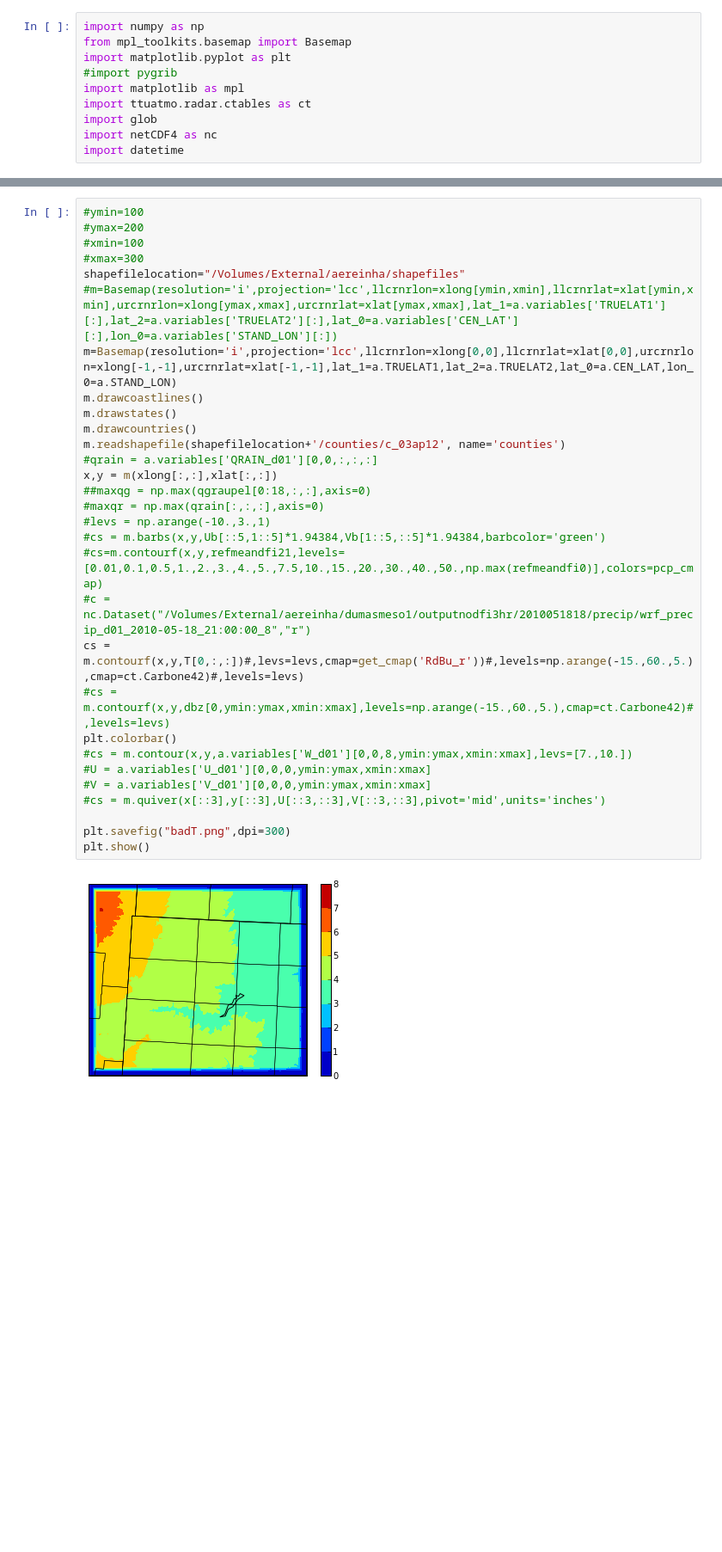
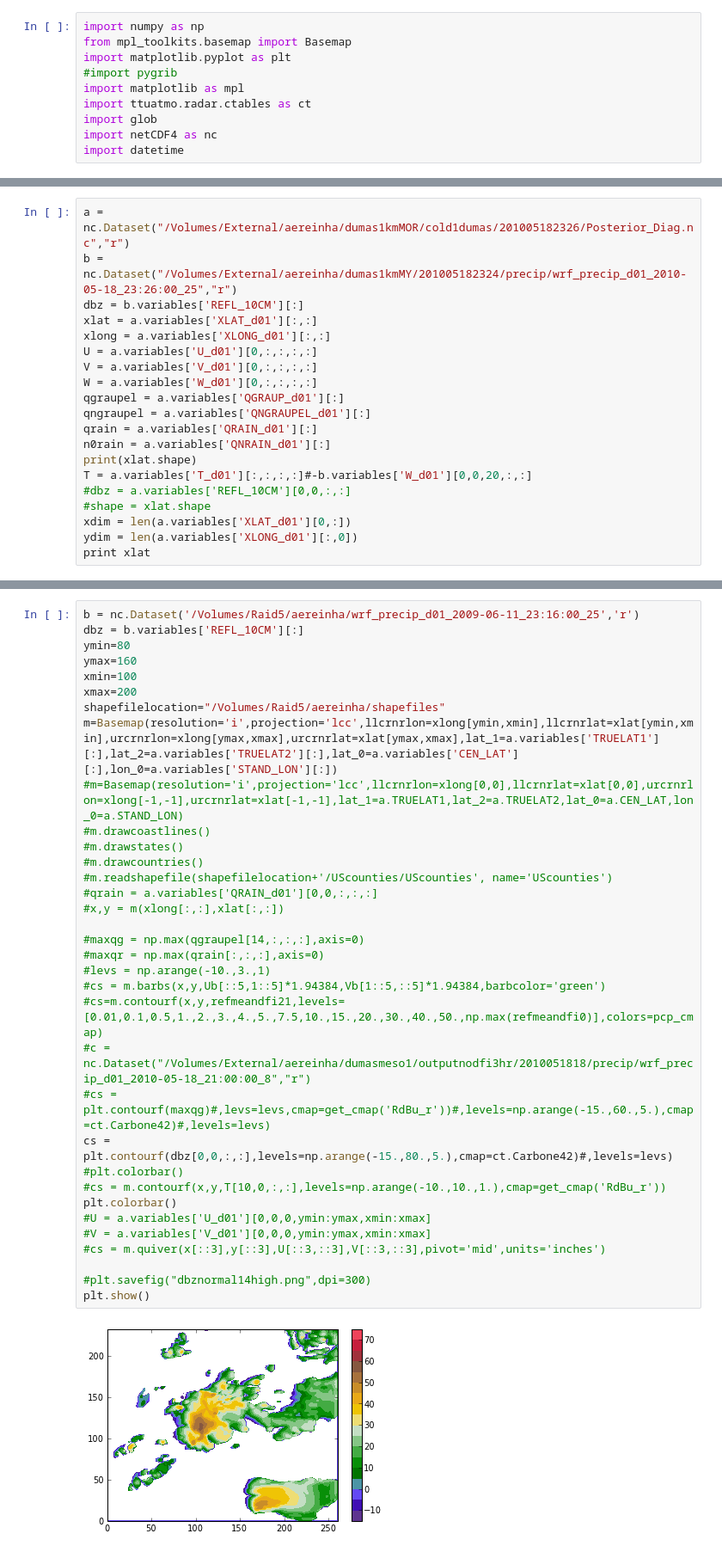
Before and after one commit to aereinha/notebooks, a Jupyter notebook: WRF Quick plot.ipynb, the cells around one changed output, grey strips where cells are left out. Shown at 86% size. Saved outputs shown, nothing was run; the diff lists cells and outputs as text; blank space fills up the shorter version.

```diff
--- a/WRF Quick plot.ipynb
+++ b/WRF Quick plot.ipynb
@@ -27,0 +52,20 @@ ydim = len(a.variables['XLONG'][:,0])
+# %%
+a = nc.Dataset("/Volumes/External/aereinha/dumas1kmMOR/cold1dumas/201005182326/Posterior_Diag.nc","r")
+b = nc.Dataset("/Volumes/External/aereinha/dumas1kmMY/201005182324/precip/wrf_precip_d01_2010-05-18_23:26:00_25","r")
+dbz = b.variables['REFL_10CM'][:]
+xlat = a.variables['XLAT_d01'][:,:]
+xlong = a.variables['XLONG_d01'][:,:]
+U = a.variables['U_d01'][0,:,:,:,:]
+V = a.variables['V_d01'][0,:,:,:,:]
+W = a.variables['W_d01'][0,:,:,:,:]
+qgraupel = a.variables['QGRAUP_d01'][:]
+qngraupel = a.variables['QNGRAUPEL_d01'][:]
+qrain = a.variables['QRAIN_d01'][:]
+n0rain = a.variables['QNRAIN_d01'][:]
+print(xlat.shape)
+T = a.variables['T_d01'][:,:,:,:]#-b.variables['W_d01'][0,0,20,:,:]
+#dbz = a.variables['REFL_10CM'][0,0,:,:]
+#shape = xlat.shape
+xdim = len(a.variables['XLAT_d01'][0,:])
+ydim = len(a.variables['XLONG_d01'][:,0])
+print xlat
@@ -28,32 +451,36 @@ ydim = len(a.variables['XLONG'][:,0])
 # %%
-#ymin=100
-#ymax=200
-#xmin=100
-#xmax=300
-shapefilelocation="/Volumes/External/aereinha/shapefiles"
-#m=Basemap(resolution='i',projection='lcc',llcrnrlon=xlong[ymin,xmin],llcrnrlat=xlat[ymin,xmin],urcrnrlon=xlong[ymax,xmax],urcrnrlat=xlat[ymax,xmax],lat_1=a.variables['TRUELAT1'][:],lat_2=a.variables['TRUELAT2'][:],lat_0=a.variables['CEN_LAT'][:],lon_0=a.variables['STAND_LON'][:])
-m=Basemap(resolution='i',projection='lcc',llcrnrlon=xlong[0,0],llcrnrlat=xlat[0,0],urcrnrlon=xlong[-1,-1],urcrnrlat=xlat[-1,-1],lat_1=a.TRUELAT1,lat_2=a.TRUELAT2,lat_0=a.CEN_LAT,lon_0=a.STAND_LON)
-m.drawcoastlines()
-m.drawstates()
-m.drawcountries()
-m.readshapefile(shapefilelocation+'/counties/c_03ap12', name='counties')
+b = nc.Dataset('/Volumes/Raid5/aereinha/wrf_precip_d01_2009-06-11_23:16:00_25','r')
+dbz = b.variables['REFL_10CM'][:]
+ymin=80
+ymax=160
+xmin=100
+xmax=200
+shapefilelocation="/Volumes/Raid5/aereinha/shapefiles"
+m=Basemap(resolution='i',projection='lcc',llcrnrlon=xlong[ymin,xmin],llcrnrlat=xlat[ymin,xmin],urcrnrlon=xlong[ymax,xmax],urcrnrlat=xlat[ymax,xmax],lat_1=a.variables['TRUELAT1'][:],lat_2=a.variables['TRUELAT2'][:],lat_0=a.variables['CEN_LAT'][:],lon_0=a.variables['STAND_LON'][:])
+#m=Basemap(resolution='i',projection='lcc',llcrnrlon=xlong[0,0],llcrnrlat=xlat[0,0],urcrnrlon=xlong[-1,-1],urcrnrlat=xlat[-1,-1],lat_1=a.TRUELAT1,lat_2=a.TRUELAT2,lat_0=a.CEN_LAT,lon_0=a.STAND_LON)
+#m.drawcoastlines()
+#m.drawstates()
+#m.drawcountries()
+#m.readshapefile(shapefilelocation+'/UScounties/UScounties', name='UScounties')
 #qrain = a.variables['QRAIN_d01'][0,0,:,:,:]
-x,y = m(xlong[:,:],xlat[:,:])
-##maxqg = np.max(qgraupel[0:18,:,:],axis=0)
+#x,y = m(xlong[:,:],xlat[:,:])
+
+#maxqg = np.max(qgraupel[14,:,:,:],axis=0)
 #maxqr = np.max(qrain[:,:,:],axis=0)
 #levs = np.arange(-10.,3.,1)
 #cs = m.barbs(x,y,Ub[::5,1::5]*1.94384,Vb[1::5,::5]*1.94384,barbcolor='green')
 #cs=m.contourf(x,y,refmeandfi21,levels=[0.01,0.1,0.5,1.,2.,3.,4.,5.,7.5,10.,15.,20.,30.,40.,50.,np.max(refmeandfi0)],colors=pcp_cmap)
 #c = nc.Dataset("/Volumes/External/aereinha/dumasmeso1/outputnodfi3hr/2010051818/precip/wrf_precip_d01_2010-05-18_21:00:00_8","r")
-cs = m.contourf(x,y,T[0,:,:])#,levs=levs,cmap=get_cmap('RdBu_r'))#,levels=np.arange(-15.,60.,5.),cmap=ct.Carbone42)#,levels=levs)
-#cs = m.contourf(x,y,dbz[0,ymin:ymax,xmin:xmax],levels=np.arange(-15.,60.,5.),cmap=ct.Carbone42)#,levels=levs)
+#cs = plt.contourf(maxqg)#,levs=levs,cmap=get_cmap('RdBu_r'))#,levels=np.arange(-15.,60.,5.),cmap=ct.Carbone42)#,levels=levs)
+cs = plt.contourf(dbz[0,0,:,:],levels=np.arange(-15.,80.,5.),cmap=ct.Carbone42)#,levels=levs)
+#plt.colorbar()
+#cs = m.contourf(x,y,T[10,0,:,:],levels=np.arange(-10.,10.,1.),cmap=get_cmap('RdBu_r'))
 plt.colorbar()
-#cs = m.contour(x,y,a.variables['W_d01'][0,0,8,ymin:ymax,xmin:xmax],levs=[7.,10.])
 #U = a.variables['U_d01'][0,0,0,ymin:ymax,xmin:xmax]
 #V = a.variables['V_d01'][0,0,0,ymin:ymax,xmin:xmax]
 #cs = m.quiver(x[::3],y[::3],U[::3,::3],V[::3,::3],pivot='mid',units='inches')
 
-plt.savefig("badT.png",dpi=300)
+#plt.savefig("dbznormal14high.png",dpi=300)
 plt.show()
 # %% [output]
-[figure, old version]
+[figure, new version]
```
Also changed, not shown: parts of 29 cells of this notebook, 13 other files.
